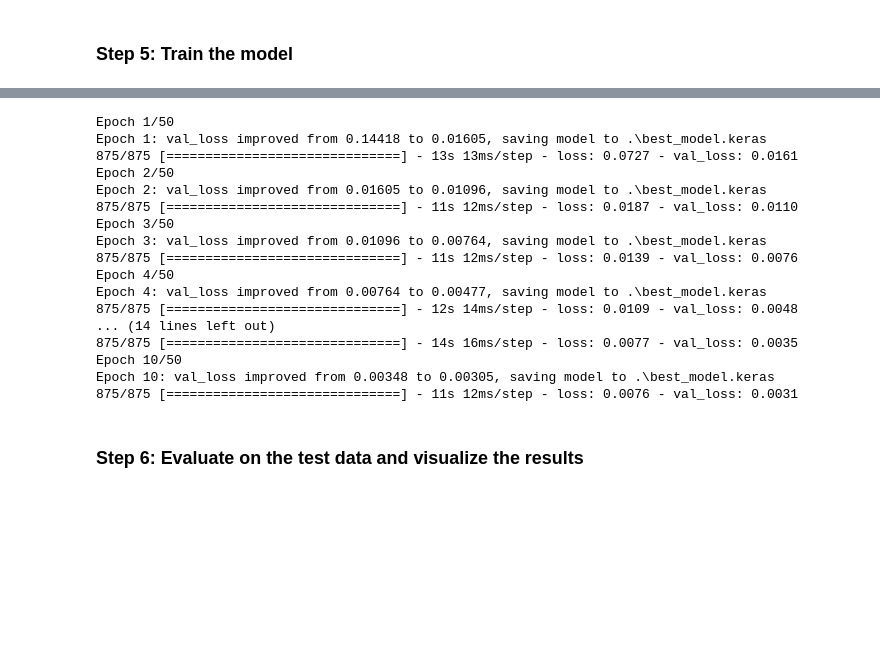
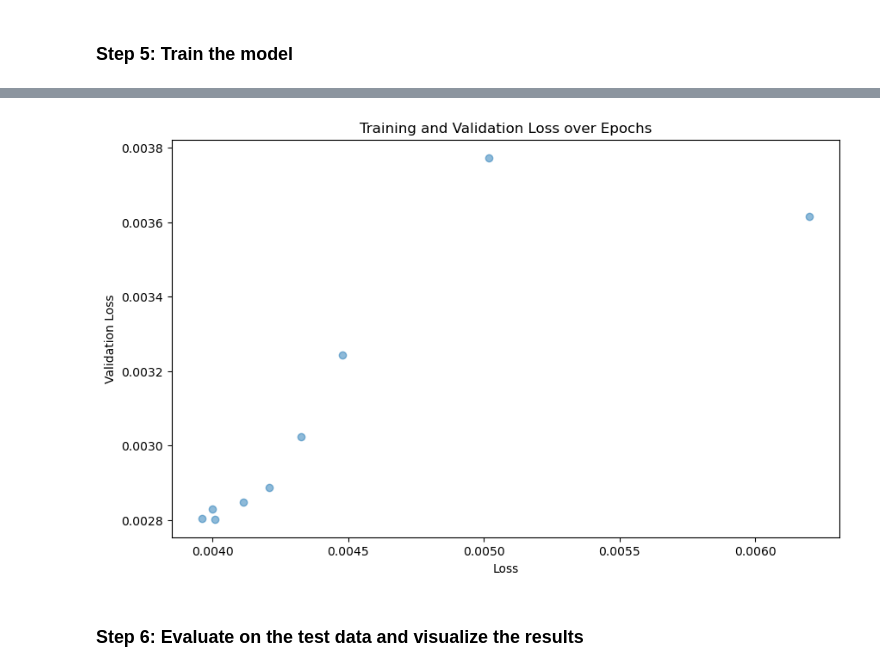
Before and after one commit to marhas109/ds10_all, a Jupyter notebook: C10_M04_Lab.ipynb, the cells around one changed output, grey strips where cells are left out. Drawn from its saved outputs; the diff is of its cells as text; code cells hidden in the pictures; blank space fills up the shorter version.

```diff
--- a/C10_M04_Lab.ipynb
+++ b/C10_M04_Lab.ipynb
@@ -105,13 +164,13 @@ X.shape, y.shape
 ### Step 3: Split the data
 # %%
 # Step 3: Split the data
-split = 35000
+train_size = int(len(X) * 0.8) # 80 / 20 train / test split
 
-X_train = X[:split]
-y_train = y[:split]
+X_train = X[:train_size]
+y_train = y[:train_size]
 
-X_test = X[split:]
-y_test = y[split:]
+X_test = X[train_size:]
+y_test = y[train_size:]
 
 X_train.shape, y_train.shape, X_test.shape, y_test.shape
 # %% [output]
@@ -120,12 +179,14 @@ X_train.shape, y_train.shape, X_test.shape, y_test.shape
 ### Step 4: Build the RNN Model
 # %%
 # Step 4: Build the RNN Model
-# Model1 - simple, 1 LSTM layer
 
-model1 = Sequential()
-model1.add(LSTM(20, activation='tanh', input_shape=(seq_size, 1), return_sequences=True))
-model1.add(Dense(1))
-model1.compile(optimizer='adam', loss='mse')
+model = Sequential()
+model.add(LSTM(50, activation='tanh', input_shape=(seq_size, 1), return_sequences=True))
+model.add(Dropout(0.3))
+model.add(LSTM(25, activation='tanh', input_shape=(seq_size, 1)))
+model.add(Dropout(0.3))
+model.add(Dense(1, activation='linear'))
+model.compile(optimizer='adam', loss='mse')
 
-model1.summary()
+model.summary()
 # %% [output]
@@ -179,8 +213,8 @@ _________________________________________________________________
 # early stopping
 early_stopping = EarlyStopping(
     monitor='val_loss',       # Monitor validation loss
-    patience=4,               # Number of epochs with no improvement after which to stop
-    min_delta=0.001,          # Minimum change to qualify as improvement
+    patience=5,               # Number of epochs with no improvement after which to stop
+    min_delta=0.0005,          # Minimum change to qualify as improvement
     restore_best_weights=True # Restore model weights from the epoch with the best value
 )
 
@@ -201,11 +235,10 @@ callbacks = [
 # %% [markdown]
 ### Step 5: Train the model
 # %%
-# Step 5: Train the model
-# model1
-history1 = model1.fit(
+# Step 5: train the model
+history = model.fit(
     X_train, y_train,
-    epochs=50,
+    epochs=20,
     validation_split=0.2,
     callbacks=callbacks,
     verbose=1
@@ -232,31 +264,12 @@ Epoch 6: val_loss did not improve from 0.14418
-# %%
-# Step 5: train the model
-# model2
-history2 = model2.fit(
-    X_train, y_train,
-    epochs=50,
-    validation_split=0.2,
-    callbacks=callbacks,
-    verbose=1
-)
-# %% [output]
-Epoch 1/50
-Epoch 1: val_loss improved from 0.14418 to 0.01605, saving model to .\best_model.keras
-875/875 [==============================] - 13s 13ms/step - loss: 0.0727 - val_loss: 0.0161
-Epoch 2/50
-Epoch 2: val_loss improved from 0.01605 to 0.01096, saving model to .\best_model.keras
-875/875 [==============================] - 11s 12ms/step - loss: 0.0187 - val_loss: 0.0110
-Epoch 3/50
-Epoch 3: val_loss improved from 0.01096 to 0.00764, saving model to .\best_model.keras
-875/875 [==============================] - 11s 12ms/step - loss: 0.0139 - val_loss: 0.0076
-Epoch 4/50
-Epoch 4: val_loss improved from 0.00764 to 0.00477, saving model to .\best_model.keras
-875/875 [==============================] - 12s 14ms/step - loss: 0.0109 - val_loss: 0.0048
-... (14 lines left out)
-875/875 [==============================] - 14s 16ms/step - loss: 0.0077 - val_loss: 0.0035
-Epoch 10/50
-Epoch 10: val_loss improved from 0.00348 to 0.00305, saving model to .\best_model.keras
-875/875 [==============================] - 11s 12ms/step - loss: 0.0076 - val_loss: 0.0031
+# %%
+plt.figure(figsize=(10, 6))
+plt.scatter(history.history['loss'], history.history['val_loss'], alpha=0.5)
+plt.xlabel('Loss')
+plt.ylabel('Validation Loss')
+plt.title('Training and Validation Loss over Epochs')
+plt.show()
+# %% [output]
+[figure, added]
 # %% [markdown]
 ### Step 6: Evaluate on the test data and visualize the results
 # %%
```
Also changed, not shown: parts of 23 cells of this notebook.
